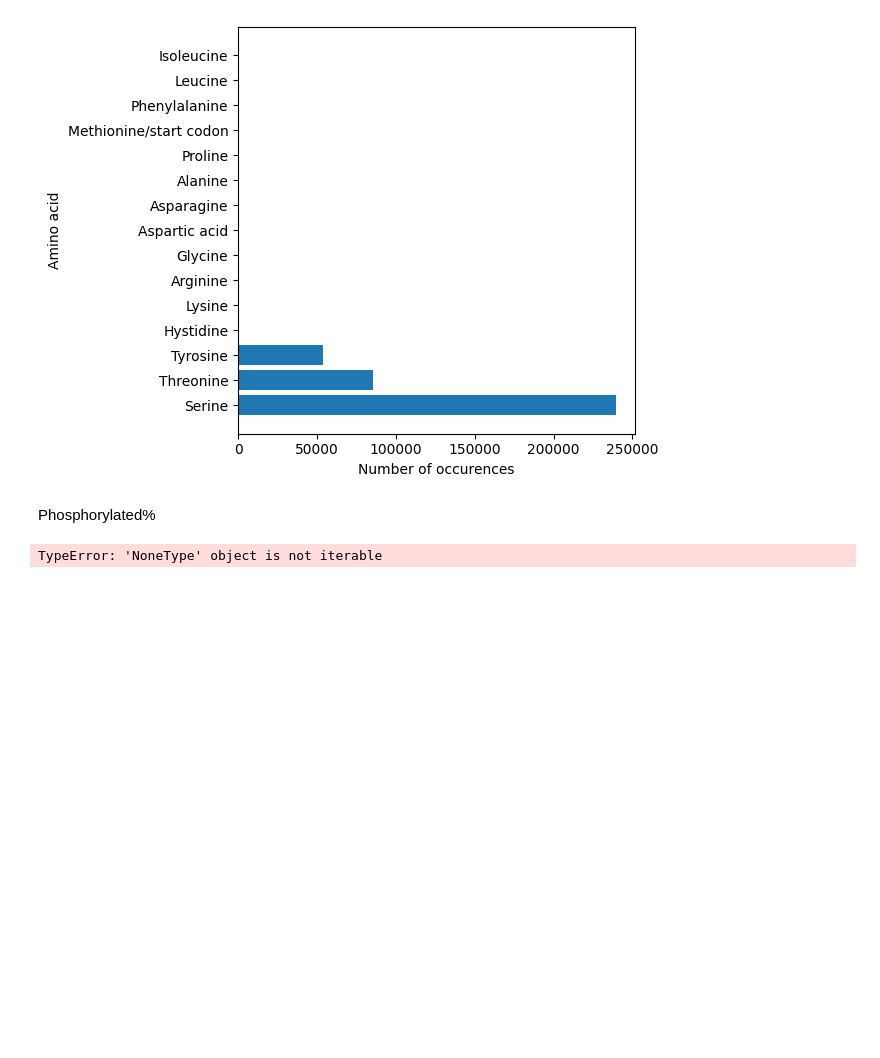
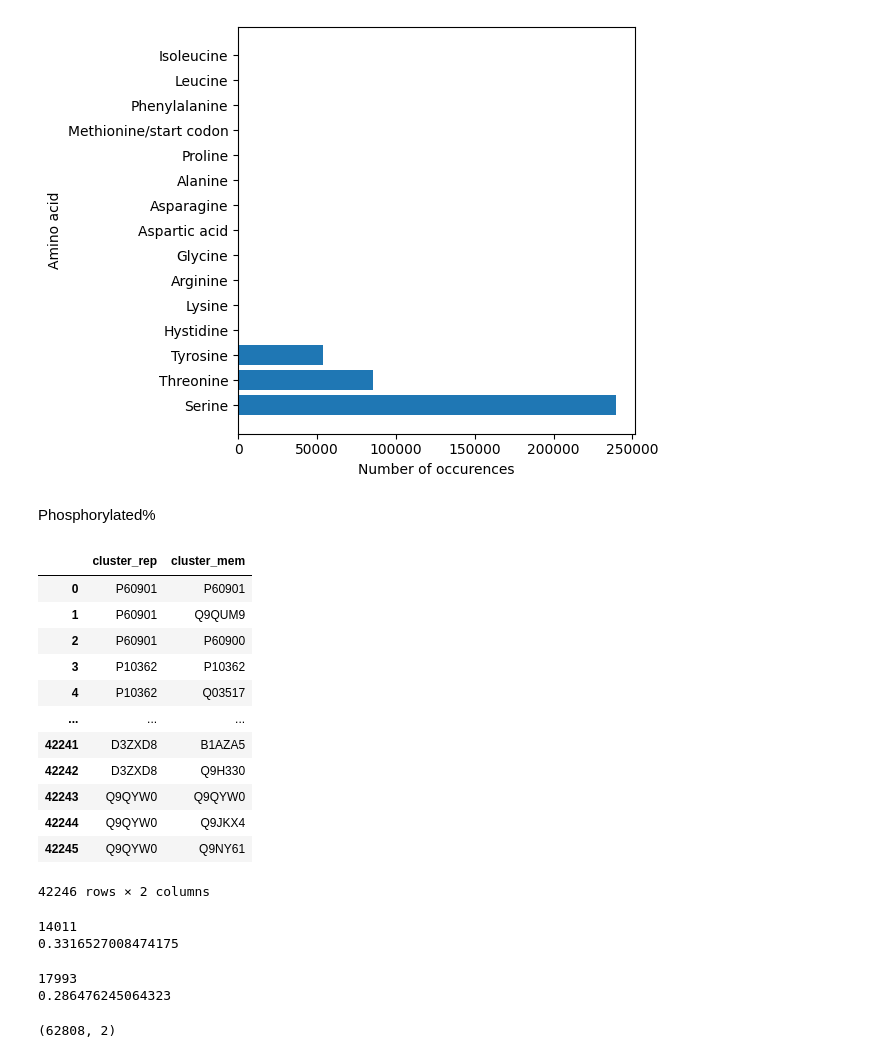
Before and after one commit to nexuso1/bio-research, a Jupyter notebook: notebooks/stats.ipynb, the cells around one changed output. Cells and saved outputs as stored; diff of their text form; code cells hidden in the pictures; blank space fills up the shorter version.

```diff
--- a/notebooks/stats.ipynb
+++ b/notebooks/stats.ipynb
@@ -196,9 +196,28 @@ plt.tight_layout()
 [figure]
 # %% [markdown]
 Phosphorylated%
-# %%
-import torch
-optim = torch.optim.Adam(None)
-schedule = torch.optim.lr_scheduler.CyclicLR(optim, gamma=0.99, max_lr=lr, base_lr=lr*0.01, mode='exp_range',cycle_momentum=False)
-# %% [output]
-TypeError: 'NoneType' object is not iterable
+# %%
+cluster_data30 = pd.read_csv('../data/cluster30.tsv', sep='\t', names=['cluster_rep', 'cluster_mem'])
+# %%
+cluster_data30
+# %% [output]
+|  | cluster_rep | cluster_mem |
+| 0 | P60901 | P60901 |
+| 1 | P60901 | Q9QUM9 |
+| 2 | P60901 | P60900 |
+| 3 | P10362 | P10362 |
+| 4 | P10362 | Q03517 |
+| ... | ... | ... |
+| 42241 | D3ZXD8 | B1AZA5 |
+| 42242 | D3ZXD8 | Q9H330 |
+| 42243 | Q9QYW0 | Q9QYW0 |
+| 42244 | Q9QYW0 | Q9JKX4 |
+| 42245 | Q9QYW0 | Q9NY61 |
+42246 rows × 2 columns
+# %%
+n_unique = len(cluster_data30.cluster_rep.unique())
+print(n_unique)
+print(n_unique/ cluster_data30.shape[0])
+# %% [output]
+14011
+0.3316527008474175
@@ -204,0 +226,11 @@ TypeError: 'NoneType' object is not iterable
+# %%
+n_unique = len(new_cluster_data30.cluster_rep.unique())
+print(n_unique)
+print(n_unique/new_cluster_data30.shape[0])
+# %% [output]
+17993
+0.286476245064323
+# %%
+new_cluster_data30.shape
+# %% [output]
+(62808, 2)
```
Also changed, not shown: parts of 10 cells of this notebook.
